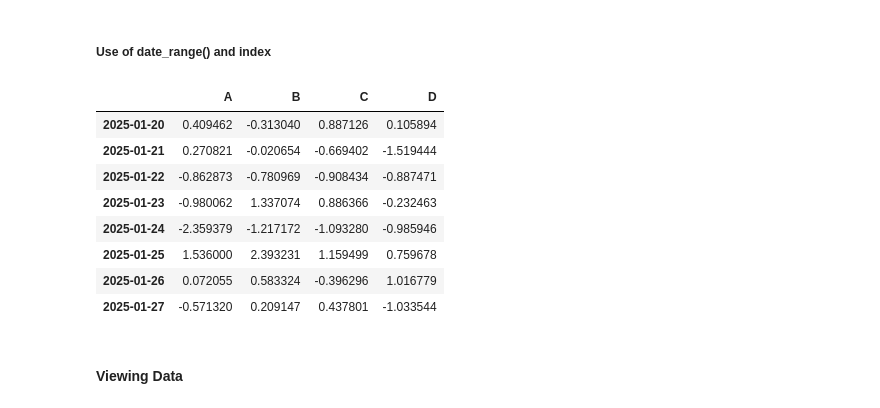
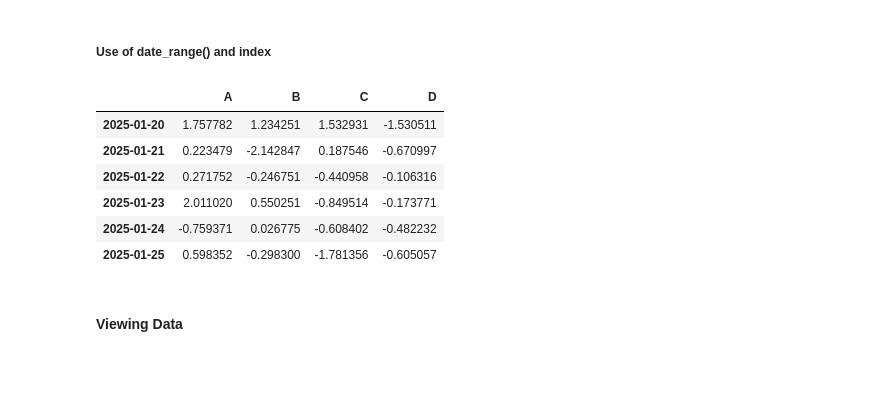
Before and after one commit to dhvanitsavani/Python-AI, a Jupyter notebook: Pandas/basics.ipynb, the cells around one changed output. Drawn from its saved outputs; the diff is of its cells as text; code cells hidden in the pictures; blank space fills up the shorter version.

```diff
--- a/Pandas/basics.ipynb
+++ b/Pandas/basics.ipynb
@@ -87,19 +87,17 @@ df
 # %% [markdown]
 ##### Use of date_range() and index
 # %%
-dates = pd.date_range("20250120", periods=8)
-df = pd.DataFrame(np.random.randn(8, 4), index=dates, columns=list("ABCD"))
+dates = pd.date_range("2025-01-20", periods=6)
+df = pd.DataFrame(np.random.randn(6, 4), index=dates, columns=list("ABCD"))
 df
 # %% [output]
 |  | A | B | C | D |
-| 2025-01-20 | 0.409462 | -0.313040 | 0.887126 | 0.105894 |
-| 2025-01-21 | 0.270821 | -0.020654 | -0.669402 | -1.519444 |
-| 2025-01-22 | -0.862873 | -0.780969 | -0.908434 | -0.887471 |
-| 2025-01-23 | -0.980062 | 1.337074 | 0.886366 | -0.232463 |
-| 2025-01-24 | -2.359379 | -1.217172 | -1.093280 | -0.985946 |
-| 2025-01-25 | 1.536000 | 2.393231 | 1.159499 | 0.759678 |
-| 2025-01-26 | 0.072055 | 0.583324 | -0.396296 | 1.016779 |
-| 2025-01-27 | -0.571320 | 0.209147 | 0.437801 | -1.033544 |
+| 2025-01-20 | 1.757782 | 1.234251 | 1.532931 | -1.530511 |
+| 2025-01-21 | 0.223479 | -2.142847 | 0.187546 | -0.670997 |
+| 2025-01-22 | 0.271752 | -0.246751 | -0.440958 | -0.106316 |
+| 2025-01-23 | 2.011020 | 0.550251 | -0.849514 | -0.173771 |
+| 2025-01-24 | -0.759371 | 0.026775 | -0.608402 | -0.482232 |
+| 2025-01-25 | 0.598352 | -0.298300 | -1.781356 | -0.605057 |
 # %% [markdown]
 #### Viewing Data
 # %% [markdown]
```
Also changed, not shown: parts of 88 cells of this notebook.
